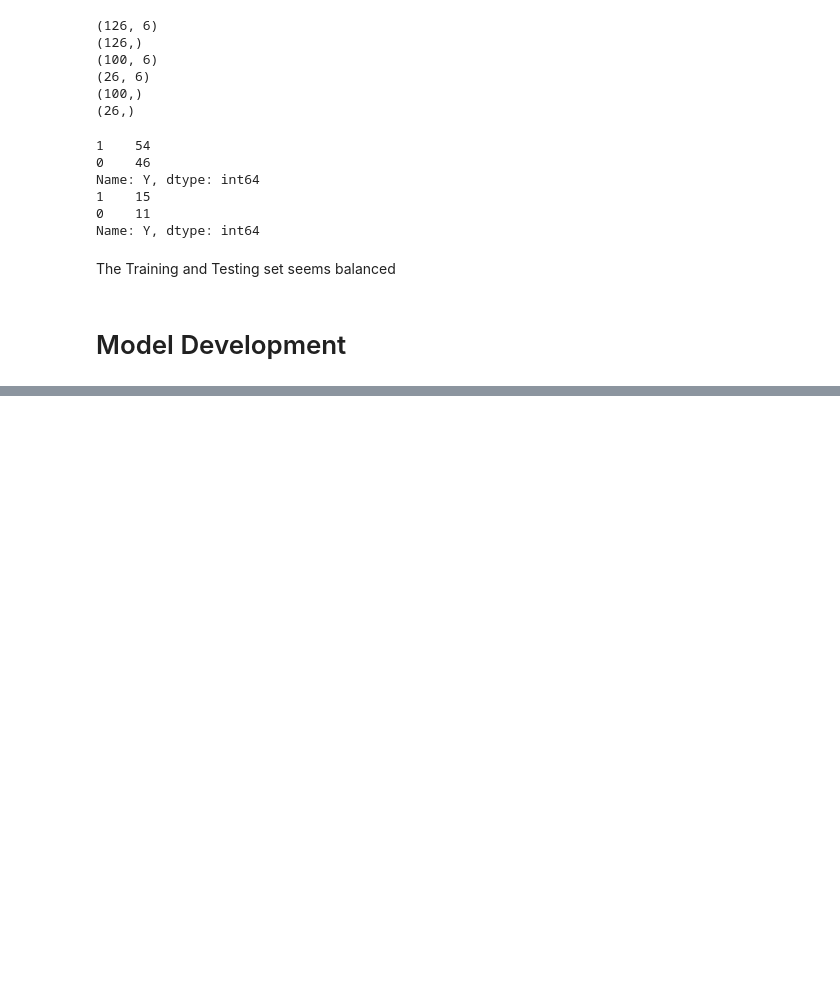
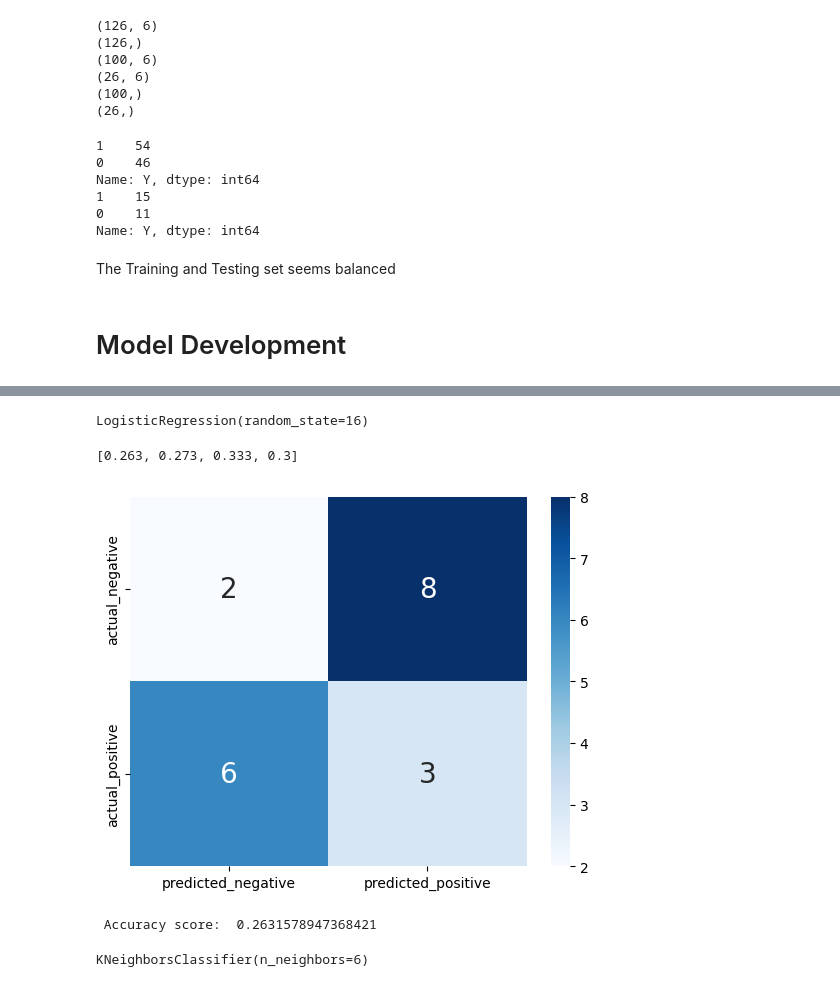
Before and after one commit to Mahdiazhari/zuQOKRxqAuyKhuae, a Jupyter notebook: analyze-customers.ipynb, the cells around one changed output, grey strips where cells are left out. Drawn from its saved outputs; the diff is of its cells as text; code cells hidden in the pictures; blank space fills up the shorter version.

```diff
--- a/analyze-customers.ipynb
+++ b/analyze-customers.ipynb
@@ -245,0 +260,22 @@ Total Time is:  0.05362991094589233
+# %%
+logistic_reg = LogisticRegression(random_state=16)
+# %%
+logistic_reg.fit(X_train, y_train)
+# %% [output]
+LogisticRegression(random_state=16)
+# %%
+y_pred = logistic_reg.predict(X_test)
+# %%
+conf_matrix(y_test,y_pred)
+# %% [output]
+[0.263, 0.273, 0.333, 0.3]
+[figure, added]
+# %%
+print(' Accuracy score: ', accuracy_score(y_test,y_pred))
+# %% [output]
+ Accuracy score:  0.2631578947368421
+# %%
+knn = KNeighborsClassifier(n_neighbors=6)
+knn.fit(X_train, y_train)
+# %% [output]
+KNeighborsClassifier(n_neighbors=6)
```
Also changed, not shown: parts of 33 cells of this notebook, 1 other file.
